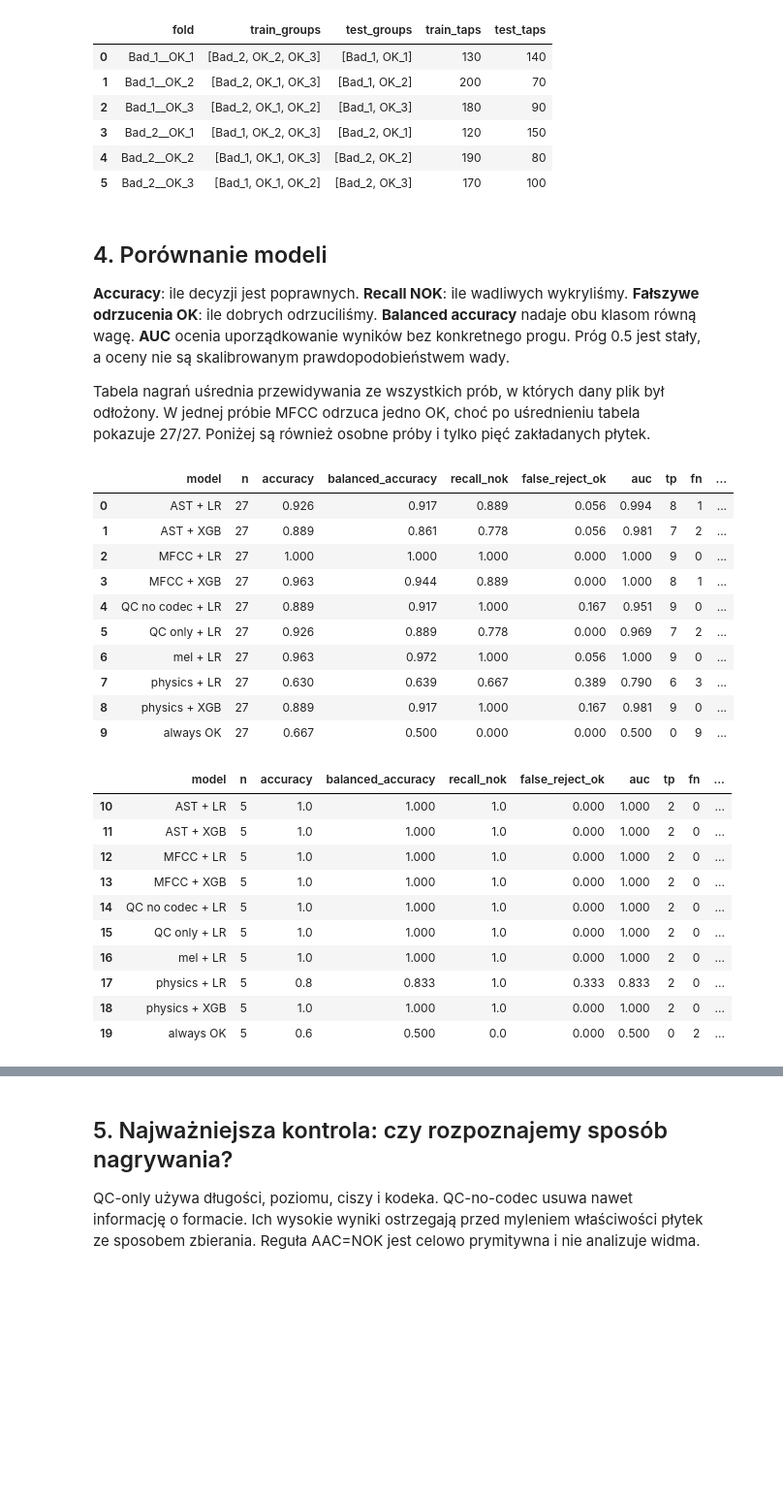
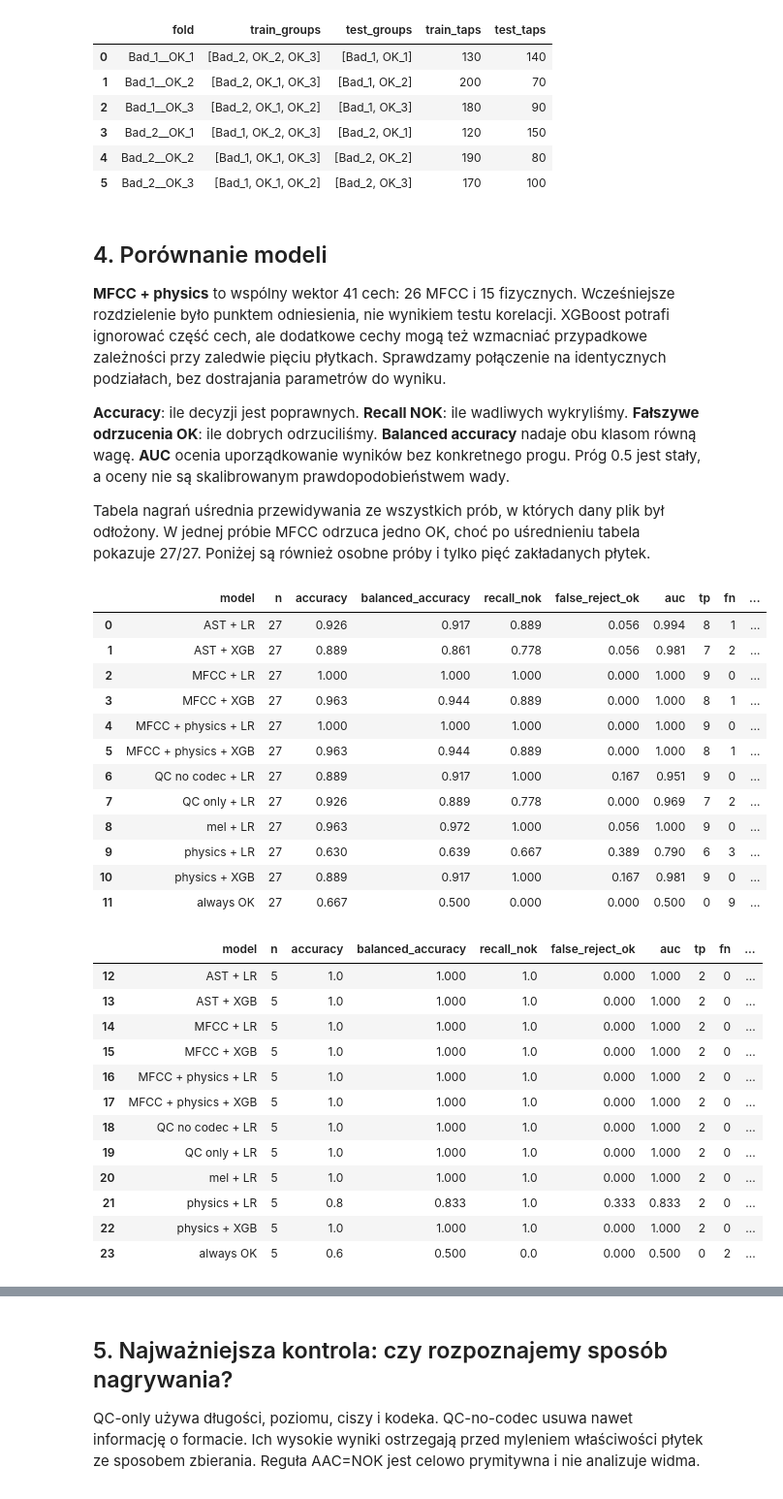
Before and after one commit to bkoseda/hitachi-plytki, a Jupyter notebook: notebooks/client/03_modele_obu_paczek.ipynb, the cells around one changed output, grey strips where cells are left out. Shown at 97% size. Cells and saved outputs as stored; diff of their text form; code cells hidden in the pictures; blank space fills up the shorter version.

```diff
--- a/notebooks/client/03_modele_obu_paczek.ipynb
+++ b/notebooks/client/03_modele_obu_paczek.ipynb
@@ -71,36 +71,42 @@ display(pd.DataFrame(audit)[["fold","train_groups","test_groups","train_taps","t
 | 5 | Bad_2__OK_3 | [Bad_1, OK_1, OK_2] | [Bad_2, OK_3] | 170 | 100 |
 # %% [markdown]
 ## 4. Porównanie modeli
+**MFCC + physics** to wspólny wektor 41 cech: 26 MFCC i 15 fizycznych. Wcześniejsze rozdzielenie było punktem odniesienia, nie wynikiem testu korelacji. XGBoost potrafi ignorować część cech, ale dodatkowe cechy mogą też wzmacniać przypadkowe zależności przy zaledwie pięciu płytkach. Sprawdzamy połączenie na identycznych podziałach, bez dostrajania parametrów do wyniku.
+
 **Accuracy**: ile decyzji jest poprawnych. **Recall NOK**: ile wadliwych wykryliśmy. **Fałszywe odrzucenia OK**: ile dobrych odrzuciliśmy. **Balanced accuracy** nadaje obu klasom równą wagę. **AUC** ocenia uporządkowanie wyników bez konkretnego progu. Próg 0.5 jest stały, a oceny nie są skalibrowanym prawdopodobieństwem wady.
 
 Tabela nagrań uśrednia przewidywania ze wszystkich prób, w których dany plik był odłożony. W jednej próbie MFCC odrzuca jedno OK, choć po uśrednieniu tabela pokazuje 27/27. Poniżej są również osobne próby i tylko pięć zakładanych płytek.
 # %%
 cols = ["model","n","accuracy","balanced_accuracy","recall_nok","false_reject_ok","auc","tp","fn","tn","fp"]
 display(scores[scores.level.eq("recording")][cols].round(3))
 display(scores[scores.level.eq("assumed_plate")][cols].round(3))
 folds = pd.read_csv(OUT / "fold_metrics.csv")
-display(folds[folds.model.isin(["MFCC + LR","AST + LR"])].round(3))
+display(folds[folds.model.isin(["MFCC + LR","MFCC + physics + LR","MFCC + physics + XGB","AST + LR"])].round(3))
 # %% [output]
 |  | model | n | accuracy | balanced_accuracy | recall_nok | false_reject_ok | auc | tp | fn | ... |
 | 0 | AST + LR | 27 | 0.926 | 0.917 | 0.889 | 0.056 | 0.994 | 8 | 1 | ... |
 | 1 | AST + XGB | 27 | 0.889 | 0.861 | 0.778 | 0.056 | 0.981 | 7 | 2 | ... |
 | 2 | MFCC + LR | 27 | 1.000 | 1.000 | 1.000 | 0.000 | 1.000 | 9 | 0 | ... |
 | 3 | MFCC + XGB | 27 | 0.963 | 0.944 | 0.889 | 0.000 | 1.000 | 8 | 1 | ... |
-| 4 | QC no codec + LR | 27 | 0.889 | 0.917 | 1.000 | 0.167 | 0.951 | 9 | 0 | ... |
-| 5 | QC only + LR | 27 | 0.926 | 0.889 | 0.778 | 0.000 | 0.969 | 7 | 2 | ... |
-| 6 | mel + LR | 27 | 0.963 | 0.972 | 1.000 | 0.056 | 1.000 | 9 | 0 | ... |
-| 7 | physics + LR | 27 | 0.630 | 0.639 | 0.667 | 0.389 | 0.790 | 6 | 3 | ... |
-| 8 | physics + XGB | 27 | 0.889 | 0.917 | 1.000 | 0.167 | 0.981 | 9 | 0 | ... |
-| 9 | always OK | 27 | 0.667 | 0.500 | 0.000 | 0.000 | 0.500 | 0 | 9 | ... |
+| 4 | MFCC + physics + LR | 27 | 1.000 | 1.000 | 1.000 | 0.000 | 1.000 | 9 | 0 | ... |
+| 5 | MFCC + physics + XGB | 27 | 0.963 | 0.944 | 0.889 | 0.000 | 1.000 | 8 | 1 | ... |
+| 6 | QC no codec + LR | 27 | 0.889 | 0.917 | 1.000 | 0.167 | 0.951 | 9 | 0 | ... |
+| 7 | QC only + LR | 27 | 0.926 | 0.889 | 0.778 | 0.000 | 0.969 | 7 | 2 | ... |
+| 8 | mel + LR | 27 | 0.963 | 0.972 | 1.000 | 0.056 | 1.000 | 9 | 0 | ... |
+| 9 | physics + LR | 27 | 0.630 | 0.639 | 0.667 | 0.389 | 0.790 | 6 | 3 | ... |
+| 10 | physics + XGB | 27 | 0.889 | 0.917 | 1.000 | 0.167 | 0.981 | 9 | 0 | ... |
+| 11 | always OK | 27 | 0.667 | 0.500 | 0.000 | 0.000 | 0.500 | 0 | 9 | ... |
 |  | model | n | accuracy | balanced_accuracy | recall_nok | false_reject_ok | auc | tp | fn | ... |
-| 10 | AST + LR | 5 | 1.0 | 1.000 | 1.0 | 0.000 | 1.000 | 2 | 0 | ... |
-| 11 | AST + XGB | 5 | 1.0 | 1.000 | 1.0 | 0.000 | 1.000 | 2 | 0 | ... |
-| 12 | MFCC + LR | 5 | 1.0 | 1.000 | 1.0 | 0.000 | 1.000 | 2 | 0 | ... |
-| 13 | MFCC + XGB | 5 | 1.0 | 1.000 | 1.0 | 0.000 | 1.000 | 2 | 0 | ... |
-| 14 | QC no codec + LR | 5 | 1.0 | 1.000 | 1.0 | 0.000 | 1.000 | 2 | 0 | ... |
-| 15 | QC only + LR | 5 | 1.0 | 1.000 | 1.0 | 0.000 | 1.000 | 2 | 0 | ... |
-| 16 | mel + LR | 5 | 1.0 | 1.000 | 1.0 | 0.000 | 1.000 | 2 | 0 | ... |
-| 17 | physics + LR | 5 | 0.8 | 0.833 | 1.0 | 0.333 | 0.833 | 2 | 0 | ... |
-| 18 | physics + XGB | 5 | 1.0 | 1.000 | 1.0 | 0.000 | 1.000 | 2 | 0 | ... |
-| 19 | always OK | 5 | 0.6 | 0.500 | 0.0 | 0.000 | 0.500 | 0 | 2 | ... |
+| 12 | AST + LR | 5 | 1.0 | 1.000 | 1.0 | 0.000 | 1.000 | 2 | 0 | ... |
+| 13 | AST + XGB | 5 | 1.0 | 1.000 | 1.0 | 0.000 | 1.000 | 2 | 0 | ... |
+| 14 | MFCC + LR | 5 | 1.0 | 1.000 | 1.0 | 0.000 | 1.000 | 2 | 0 | ... |
+| 15 | MFCC + XGB | 5 | 1.0 | 1.000 | 1.0 | 0.000 | 1.000 | 2 | 0 | ... |
+| 16 | MFCC + physics + LR | 5 | 1.0 | 1.000 | 1.0 | 0.000 | 1.000 | 2 | 0 | ... |
+| 17 | MFCC + physics + XGB | 5 | 1.0 | 1.000 | 1.0 | 0.000 | 1.000 | 2 | 0 | ... |
+| 18 | QC no codec + LR | 5 | 1.0 | 1.000 | 1.0 | 0.000 | 1.000 | 2 | 0 | ... |
+| 19 | QC only + LR | 5 | 1.0 | 1.000 | 1.0 | 0.000 | 1.000 | 2 | 0 | ... |
+| 20 | mel + LR | 5 | 1.0 | 1.000 | 1.0 | 0.000 | 1.000 | 2 | 0 | ... |
+| 21 | physics + LR | 5 | 0.8 | 0.833 | 1.0 | 0.333 | 0.833 | 2 | 0 | ... |
+| 22 | physics + XGB | 5 | 1.0 | 1.000 | 1.0 | 0.000 | 1.000 | 2 | 0 | ... |
+| 23 | always OK | 5 | 0.6 | 0.500 | 0.0 | 0.000 | 0.500 | 0 | 2 | ... |
 |  | model | fold | n | n_nok | accuracy | balanced_accuracy | recall_nok | false_reject_ok | auc | ... |
```
Also changed, not shown: parts of 5 cells of this notebook, 15 other files.
